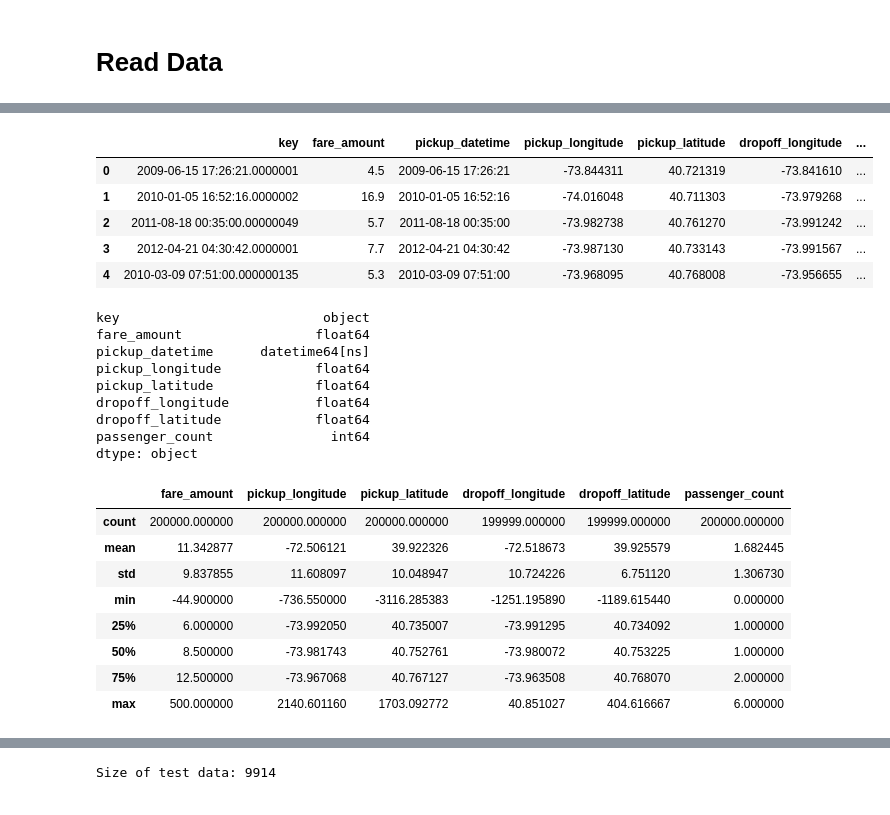
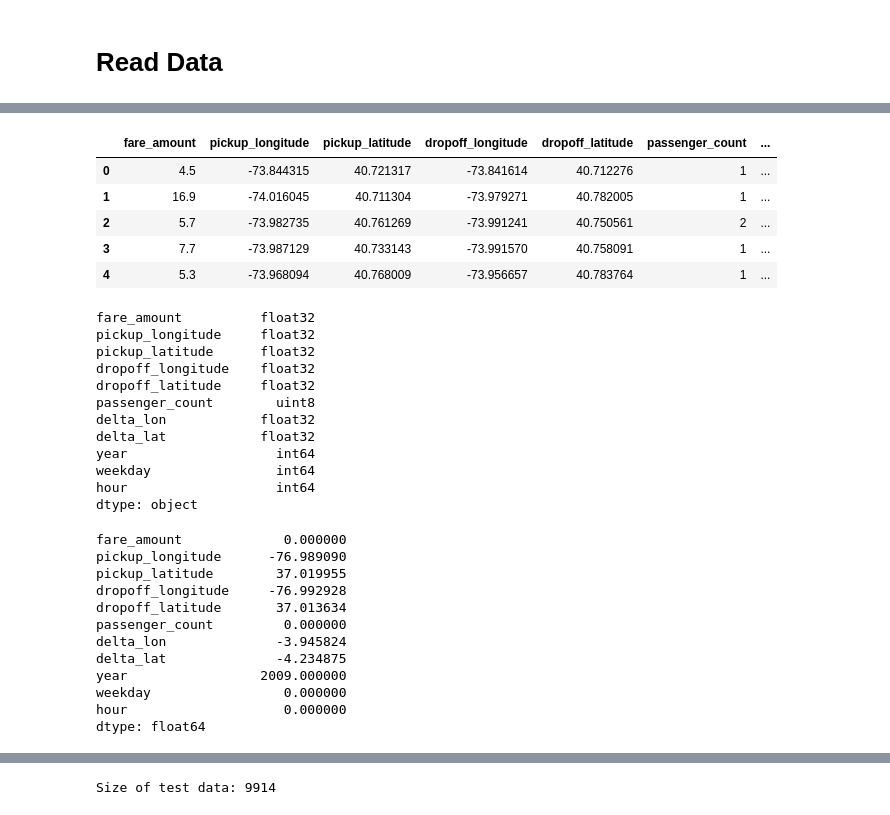
Before and after one commit to amyncarol/taxi_fare, a Jupyter notebook: EDA.ipynb, the cells around one changed output, grey strips where cells are left out. Saved outputs shown, nothing was run; the diff lists cells and outputs as text; code cells hidden in the pictures.

```diff
--- a/EDA.ipynb
+++ b/EDA.ipynb
@@ -11,7 +11,8 @@ plt.style.use('seaborn-whitegrid')
 # %% [markdown]
 # Read Data
 # %%
+%time
 #read train data
-df_train = pd.read_csv('data/train.csv', nrows = 200000, parse_dates=['pickup_datetime'])
-df_train.head()
+df_train = pd.read_feather('data/train_processed.feather')
+df_train.head(5)
 # %% [output]
@@ -18,30 +21,36 @@ df_train.head()
-|  | key | fare_amount | pickup_datetime | pickup_longitude | pickup_latitude | dropoff_longitude | ... |
-| 0 | 2009-06-15 17:26:21.0000001 | 4.5 | 2009-06-15 17:26:21 | -73.844311 | 40.721319 | -73.841610 | ... |
-| 1 | 2010-01-05 16:52:16.0000002 | 16.9 | 2010-01-05 16:52:16 | -74.016048 | 40.711303 | -73.979268 | ... |
-| 2 | 2011-08-18 00:35:00.00000049 | 5.7 | 2011-08-18 00:35:00 | -73.982738 | 40.761270 | -73.991242 | ... |
-| 3 | 2012-04-21 04:30:42.0000001 | 7.7 | 2012-04-21 04:30:42 | -73.987130 | 40.733143 | -73.991567 | ... |
-| 4 | 2010-03-09 07:51:00.000000135 | 5.3 | 2010-03-09 07:51:00 | -73.968095 | 40.768008 | -73.956655 | ... |
+|  | fare_amount | pickup_longitude | pickup_latitude | dropoff_longitude | dropoff_latitude | passenger_count | ... |
+| 0 | 4.5 | -73.844315 | 40.721317 | -73.841614 | 40.712276 | 1 | ... |
+| 1 | 16.9 | -74.016045 | 40.711304 | -73.979271 | 40.782005 | 1 | ... |
+| 2 | 5.7 | -73.982735 | 40.761269 | -73.991241 | 40.750561 | 2 | ... |
+| 3 | 7.7 | -73.987129 | 40.733143 | -73.991570 | 40.758091 | 1 | ... |
+| 4 | 5.3 | -73.968094 | 40.768009 | -73.956657 | 40.783764 | 1 | ... |
 # %%
 df_train.dtypes
 # %% [output]
-key                          object
-fare_amount                 float64
-pickup_datetime      datetime64[ns]
-pickup_longitude            float64
-pickup_latitude             float64
-dropoff_longitude           float64
-dropoff_latitude            float64
-passenger_count               int64
+fare_amount          float32
+pickup_longitude     float32
+pickup_latitude      float32
+dropoff_longitude    float32
+dropoff_latitude     float32
+passenger_count        uint8
+delta_lon            float32
+delta_lat            float32
+year                   int64
+weekday                int64
+hour                   int64
 dtype: object
 # %%
-df_train.describe()
+df_train.min()
 # %% [output]
-|  | fare_amount | pickup_longitude | pickup_latitude | dropoff_longitude | dropoff_latitude | passenger_count |
-| count | 200000.000000 | 200000.000000 | 200000.000000 | 199999.000000 | 199999.000000 | 200000.000000 |
-| mean | 11.342877 | -72.506121 | 39.922326 | -72.518673 | 39.925579 | 1.682445 |
-| std | 9.837855 | 11.608097 | 10.048947 | 10.724226 | 6.751120 | 1.306730 |
-| min | -44.900000 | -736.550000 | -3116.285383 | -1251.195890 | -1189.615440 | 0.000000 |
-| 25% | 6.000000 | -73.992050 | 40.735007 | -73.991295 | 40.734092 | 1.000000 |
-| 50% | 8.500000 | -73.981743 | 40.752761 | -73.980072 | 40.753225 | 1.000000 |
-| 75% | 12.500000 | -73.967068 | 40.767127 | -73.963508 | 40.768070 | 2.000000 |
-| max | 500.000000 | 2140.601160 | 1703.092772 | 40.851027 | 404.616667 | 6.000000 |
+fare_amount             0.000000
+pickup_longitude      -76.989090
+pickup_latitude        37.019955
+dropoff_longitude     -76.992928
+dropoff_latitude       37.013634
+passenger_count         0.000000
+delta_lon              -3.945824
+delta_lat              -4.234875
+year                 2009.000000
+weekday                 0.000000
+hour                    0.000000
+dtype: float64
```
Also changed, not shown: parts of 12 cells of this notebook.
